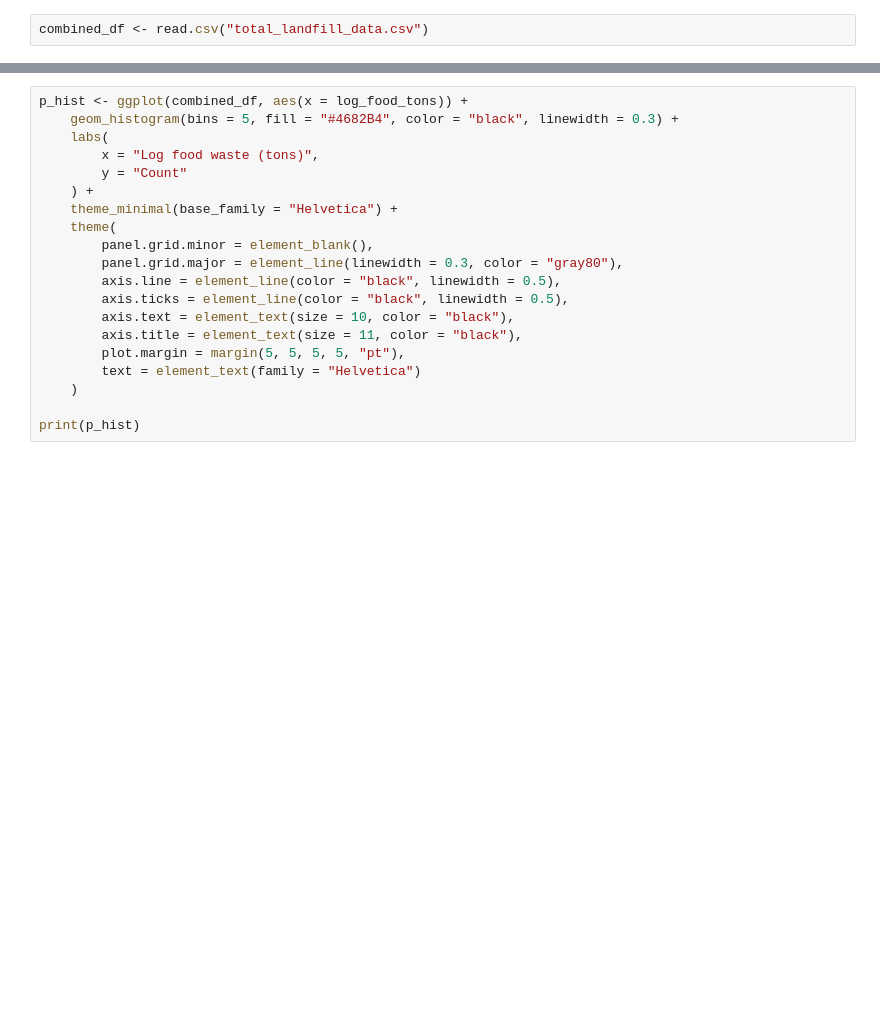
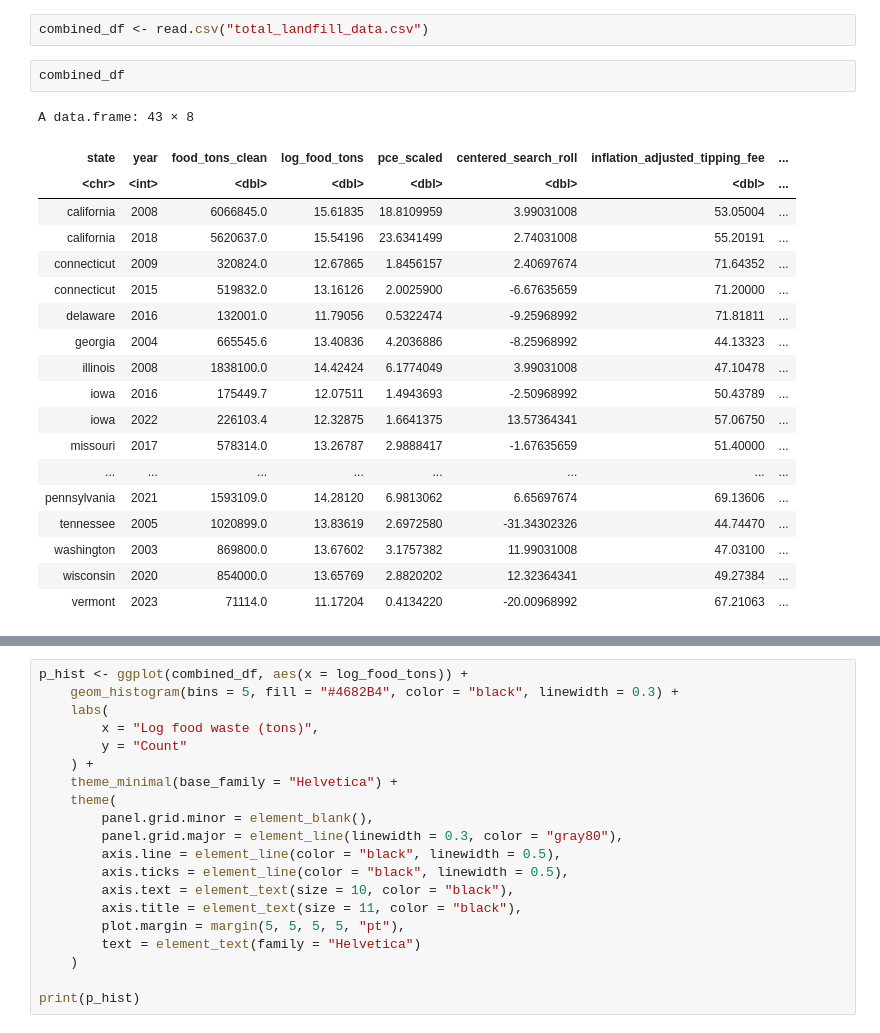
Before and after one commit to AschHarwood/evaluating_organic_waste_bans, a Jupyter notebook: final_paper_analysis/analysis_evaluating_waste_bans.ipynb, the cells around one changed output, grey strips where cells are left out. Cells and saved outputs as stored; diff of their text form; blank space fills up the shorter version.

```diff
--- a/final_paper_analysis/analysis_evaluating_waste_bans.ipynb
+++ b/final_paper_analysis/analysis_evaluating_waste_bans.ipynb
@@ -212,3 +228,25 @@ See help('pareto-k-diagnostic') for details.
 ## Data
 # %%
 combined_df <- read.csv("total_landfill_data.csv")
+# %%
+combined_df
+# %% [output]
+A data.frame: 43 × 8
+| state | year | food_tons_clean | log_food_tons | pce_scaled | centered_search_roll | inflation_adjusted_tipping_fee | ... |
+| <chr> | <int> | <dbl> | <dbl> | <dbl> | <dbl> | <dbl> | ... |
+| california | 2008 | 6066845.0 | 15.61835 | 18.8109959 | 3.99031008 | 53.05004 | ... |
+| california | 2018 | 5620637.0 | 15.54196 | 23.6341499 | 2.74031008 | 55.20191 | ... |
+| connecticut | 2009 | 320824.0 | 12.67865 | 1.8456157 | 2.40697674 | 71.64352 | ... |
+| connecticut | 2015 | 519832.0 | 13.16126 | 2.0025900 | -6.67635659 | 71.20000 | ... |
+| delaware | 2016 | 132001.0 | 11.79056 | 0.5322474 | -9.25968992 | 71.81811 | ... |
+| georgia | 2004 | 665545.6 | 13.40836 | 4.2036886 | -8.25968992 | 44.13323 | ... |
+| illinois | 2008 | 1838100.0 | 14.42424 | 6.1774049 | 3.99031008 | 47.10478 | ... |
+| iowa | 2016 | 175449.7 | 12.07511 | 1.4943693 | -2.50968992 | 50.43789 | ... |
+| iowa | 2022 | 226103.4 | 12.32875 | 1.6641375 | 13.57364341 | 57.06750 | ... |
+| missouri | 2017 | 578314.0 | 13.26787 | 2.9888417 | -1.67635659 | 51.40000 | ... |
+| ... | ... | ... | ... | ... | ... | ... | ... |
+| pennsylvania | 2021 | 1593109.0 | 14.28120 | 6.9813062 | 6.65697674 | 69.13606 | ... |
+| tennessee | 2005 | 1020899.0 | 13.83619 | 2.6972580 | -31.34302326 | 44.74470 | ... |
+| washington | 2003 | 869800.0 | 13.67602 | 3.1757382 | 11.99031008 | 47.03100 | ... |
+| wisconsin | 2020 | 854000.0 | 13.65769 | 2.8820202 | 12.32364341 | 49.27384 | ... |
+| vermont | 2023 | 71114.0 | 11.17204 | 0.4134220 | -20.00968992 | 67.21063 | ... |
```
Also changed, not shown: parts of 14 cells of this notebook, 1 other file.
